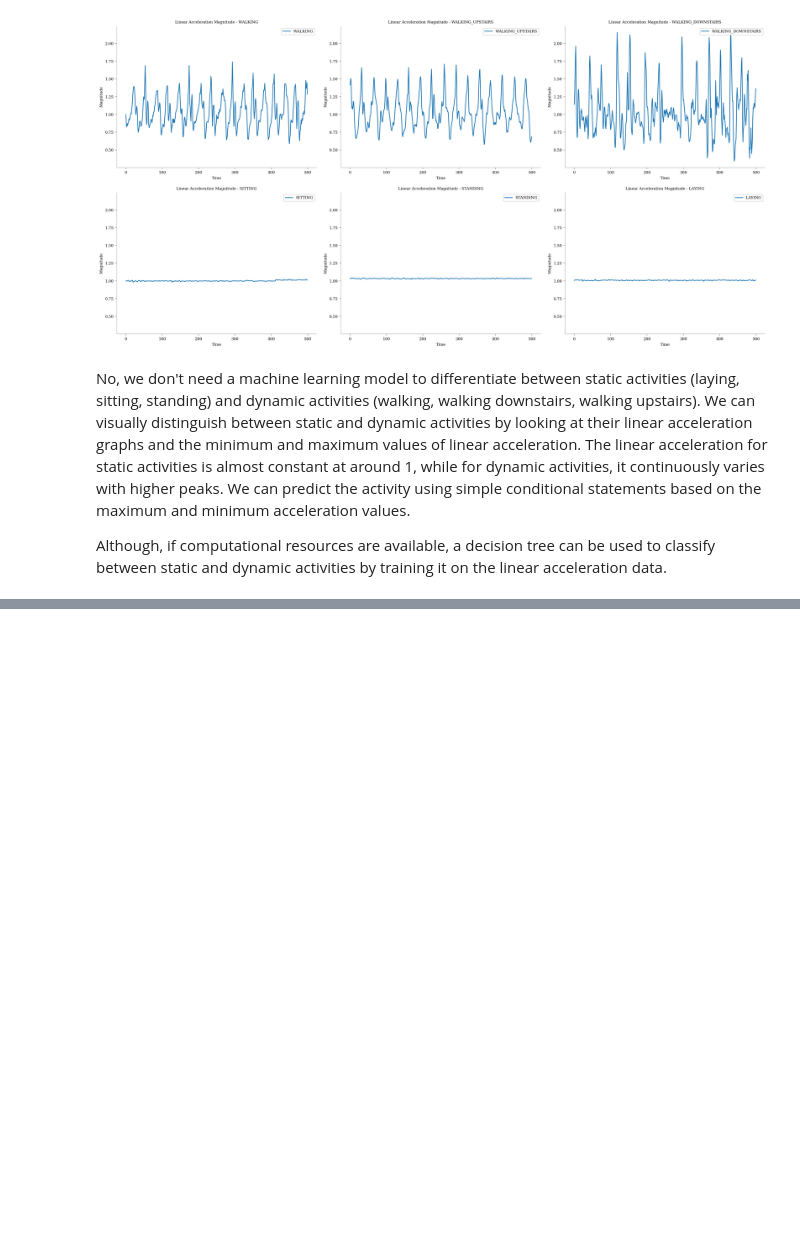
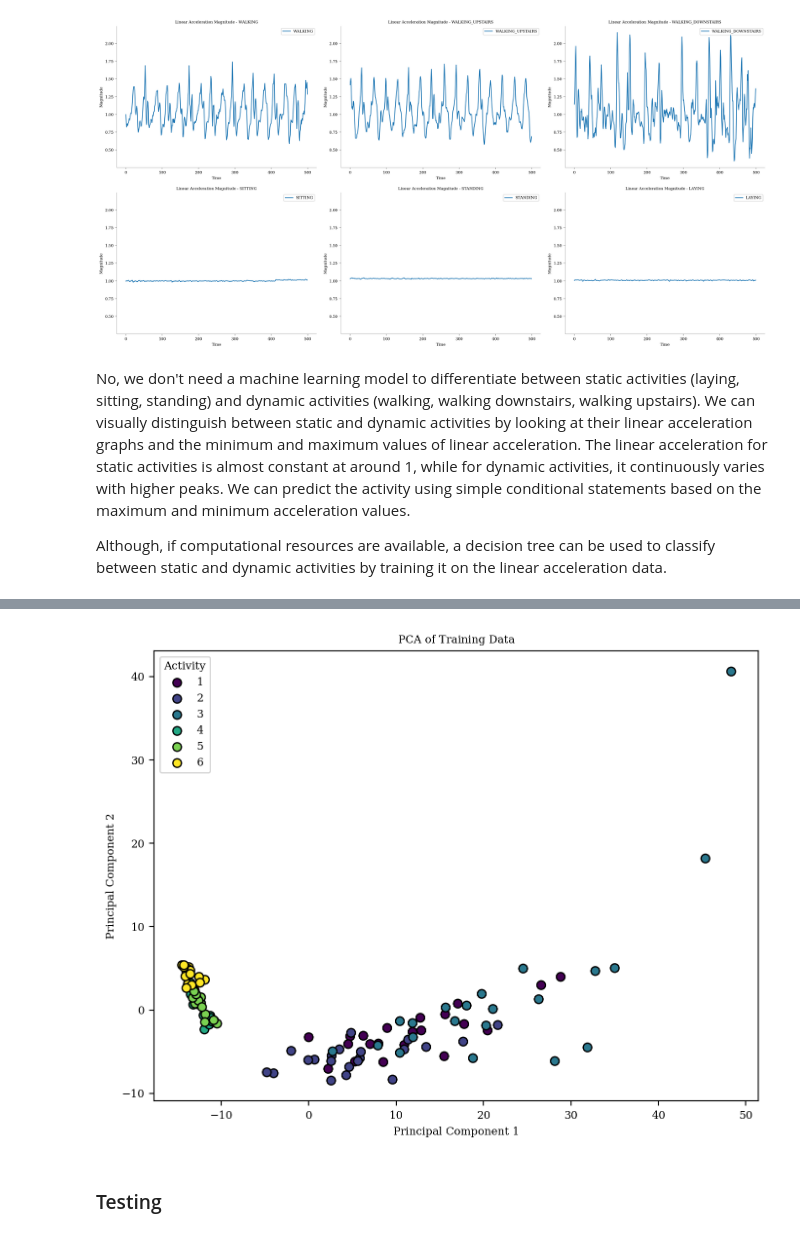
Before and after one commit to ShardulJunagade/ES-335-Assignment-1-2024-Fall, a Jupyter notebook: EDA/BasicEDA.ipynb, the cells around one changed output, grey strips where cells are left out. Saved outputs shown, nothing was run; the diff lists cells and outputs as text; code cells hidden in the pictures; blank space fills up the shorter version.

```diff
--- a/EDA/BasicEDA.ipynb
+++ b/EDA/BasicEDA.ipynb
@@ -308,0 +457,31 @@ Although, if computational resources are available, a decision tree can be used
+# %%
+# Apply PCA to reduce to 2 components
+pca = PCA(n_components=2)
+X_train_pca = pca.fit_transform(nX_train)
+X_test_pca = pca.transform(nX_test)
+
+# Create a scatter plot with a legend
+plt.figure(figsize=(8, 6))
+
+# Define unique activities and their corresponding colors
+activities = np.unique(y_train)
+colors = plt.cm.viridis(np.linspace(0, 1, len(activities)))
+
+# Plot each activity with a different color and label
+for activity, color in zip(activities, colors):
+    plt.scatter(X_train_pca[y_train == activity, 0],
+                X_train_pca[y_train == activity, 1],
+                label=activity,
+                color=color,
+                edgecolor='k',
+                s=40)
+
+plt.xlabel('Principal Component 1')
+plt.ylabel('Principal Component 2')
+plt.title('PCA of Training Data')
+plt.legend(title='Activity')
+plt.show()
+# %% [output]
+[figure, added]
+# %% [markdown]
+### Testing
```
Also changed, not shown: parts of 15 cells of this notebook.
